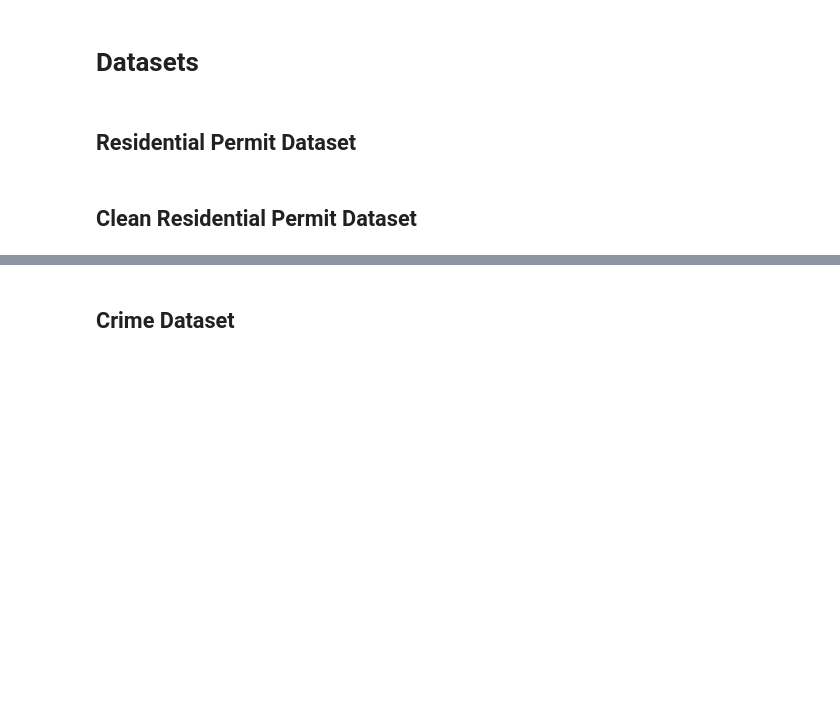
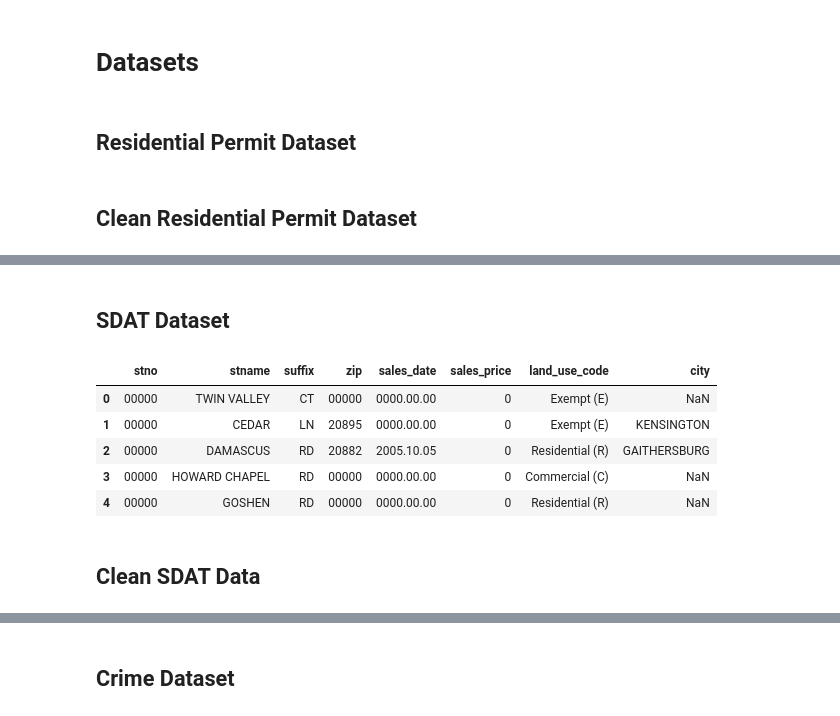
Before and after one commit to michpv90/BiggerPockets-Neighborhood-Project, a Jupyter notebook: MoCo BP Neighborhoods .ipynb, the cells around one changed output, grey strips where cells are left out. Drawn from its saved outputs; the diff is of its cells as text; code cells hidden in the pictures; blank space fills up the shorter version.

```diff
--- a/MoCo BP Neighborhoods .ipynb
+++ b/MoCo BP Neighborhoods .ipynb
@@ -46,0 +240,46 @@ filtered_Res_permits_df['finaleddate'] = pd.to_datetime(filtered_Res_permits_df[
+# %% [markdown]
+## SDAT Dataset
+# %%
+#create a list of desired fields
+fields = ['premise_address_number_mdp_field_premsnum_sdat_field_20','premise_address_name_mdp_field_premsnam_sdat_field_23',
+          'premise_address_type_mdp_field_premstyp_sdat_field_24','premise_address_city_mdp_field_premcity_sdat_field_25',
+          'premise_address_zip_code_mdp_field_premzip_sdat_field_26',
+          'sales_segment_1_transfer_date_yyyy_mm_dd_mdp_field_tradate_sdat_field_89',
+          'sales_segment_1_consideration_mdp_field_considr1_sdat_field_90',
+          'land_use_code_mdp_field_lu_desclu_sdat_field_50']
+
+#convert list of desired fields into a string to be set as an arguement in API Call
+select_statement = ','.join(fields)
+
+#authenticate client
+client = Socrata("opendata.maryland.gov",credentials.data_moco_token,
+                 credentials.data_moco_username,credentials.data_moco_password)
+
+#API Call for all properties in Montgomery County
+sdat_results = client.get_all("ed4q-f8tm", where='county_name_mdp_field_cntyname = "Montgomery County"',
+                               select = select_statement)
+
+
+# Convert to pandas DataFrame
+sdat_df = pd.DataFrame.from_records(sdat_results)
+
+#Rename columns
+sdat_df= sdat_df.rename(columns={"premise_address_number_mdp_field_premsnum_sdat_field_20":"stno",
+                     'premise_address_name_mdp_field_premsnam_sdat_field_23':"stname",
+                     'premise_address_type_mdp_field_premstyp_sdat_field_24':"suffix",
+                     'premise_address_city_mdp_field_premcity_sdat_field_25': 'city',
+                     'premise_address_zip_code_mdp_field_premzip_sdat_field_26': 'zip',
+                     'sales_segment_1_transfer_date_yyyy_mm_dd_mdp_field_tradate_sdat_field_89': 'sales_date',
+                     'sales_segment_1_consideration_mdp_field_considr1_sdat_field_90': 'sales_price',
+                     'land_use_code_mdp_field_lu_desclu_sdat_field_50': 'land_use_code'})
+#Display dataframe
+sdat_df.head()
+# %% [output]
+|  | stno | stname | suffix | zip | sales_date | sales_price | land_use_code | city |
+| 0 | 00000 | TWIN VALLEY | CT | 00000 | 0000.00.00 | 0 | Exempt (E) | NaN |
+| 1 | 00000 | CEDAR | LN | 20895 | 0000.00.00 | 0 | Exempt (E) | KENSINGTON |
+| 2 | 00000 | DAMASCUS | RD | 20882 | 2005.10.05 | 0 | Residential (R) | GAITHERSBURG |
+| 3 | 00000 | HOWARD CHAPEL | RD | 00000 | 0000.00.00 | 0 | Commercial (C) | NaN |
+| 4 | 00000 | GOSHEN | RD | 00000 | 0000.00.00 | 0 | Residential (R) | NaN |
+# %% [markdown]
+## Clean SDAT Data
```
Also changed, not shown: parts of 71 cells of this notebook.
